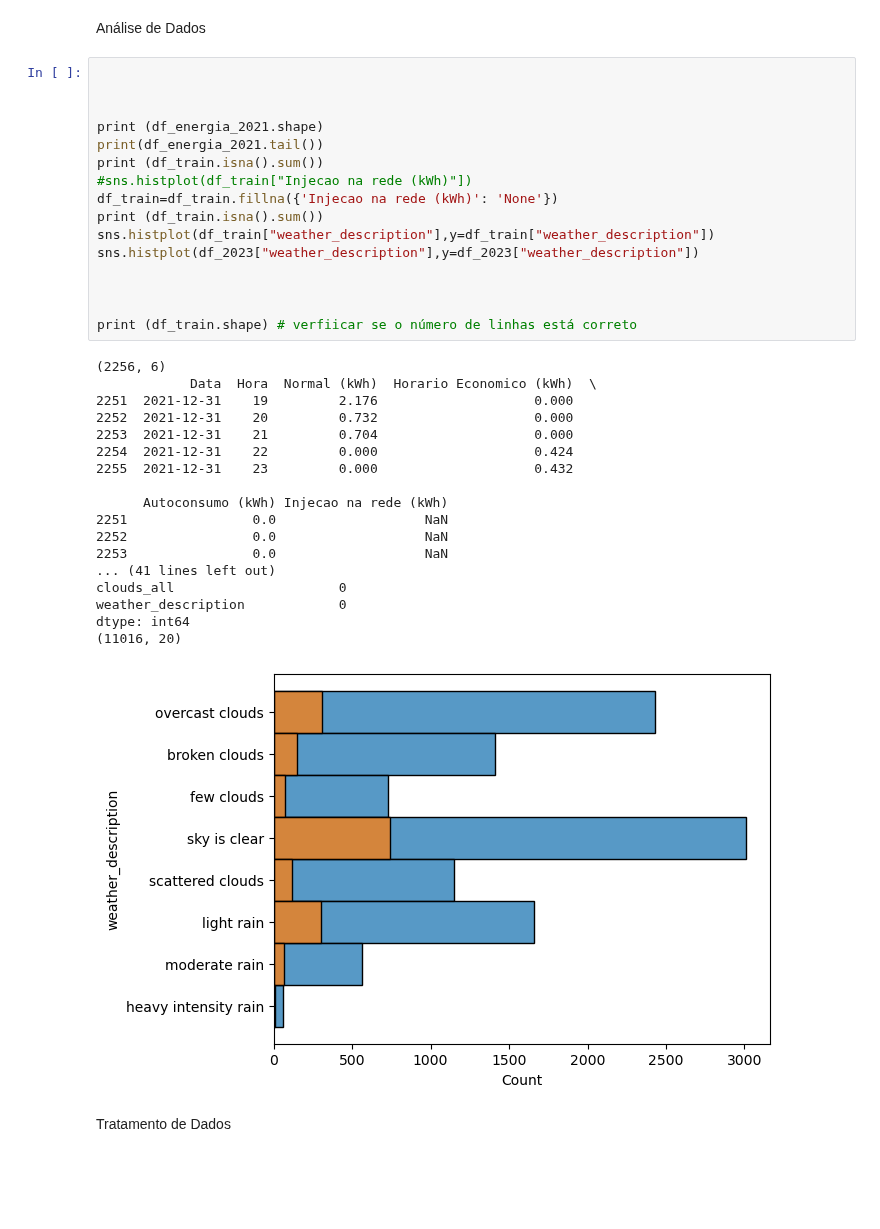
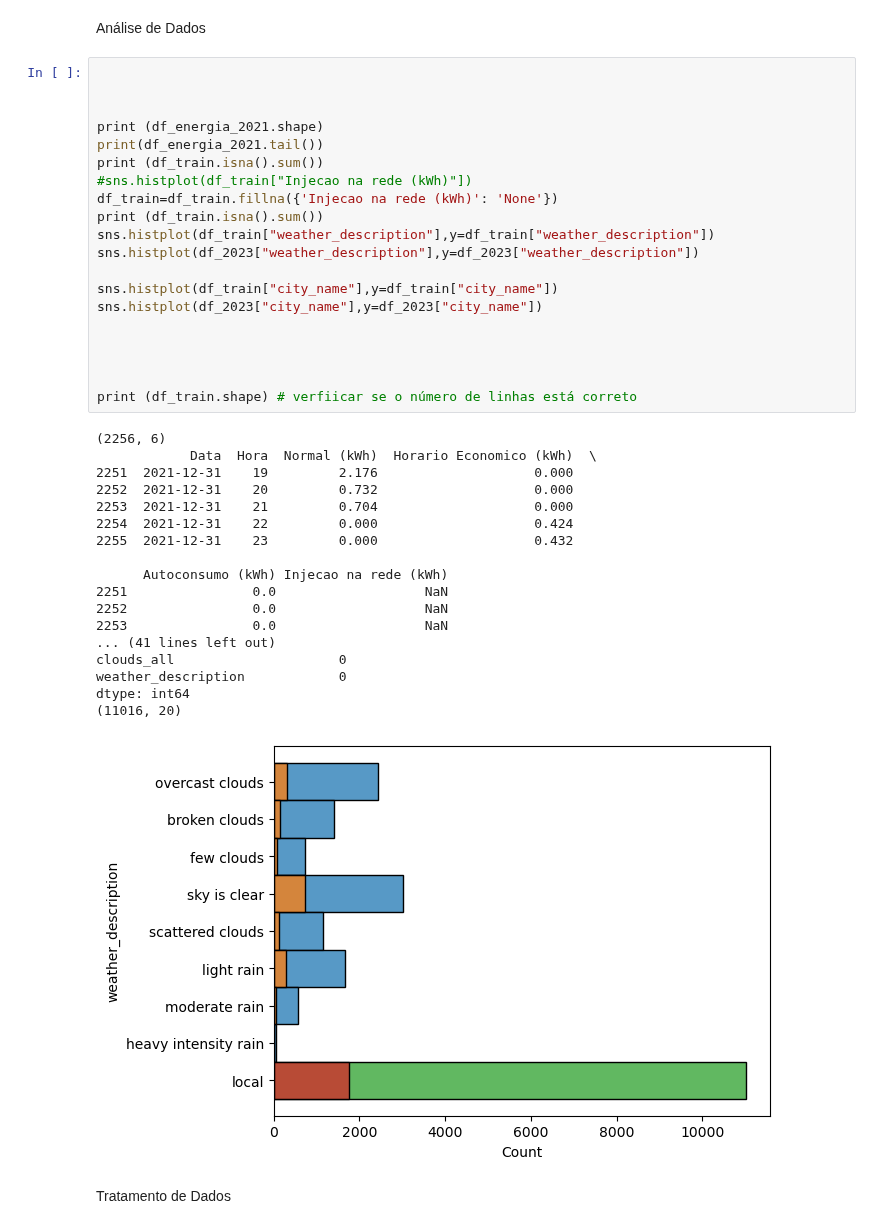
Before and after one commit to simaobarroso/tp-daa, a Jupyter notebook: competicao/comp.ipynb, the cells around one changed output. Saved outputs shown, nothing was run; the diff lists cells and outputs as text; blank space fills up the shorter version.

```diff
--- a/competicao/comp.ipynb
+++ b/competicao/comp.ipynb
@@ -112,34 +112,38 @@ Análise de Dados
 print (df_energia_2021.shape)
 print(df_energia_2021.tail())
 print (df_train.isna().sum())
 #sns.histplot(df_train["Injecao na rede (kWh)"])
 df_train=df_train.fillna({'Injecao na rede (kWh)': 'None'})
 print (df_train.isna().sum())
 sns.histplot(df_train["weather_description"],y=df_train["weather_description"])
 sns.histplot(df_2023["weather_description"],y=df_2023["weather_description"])
 
+sns.histplot(df_train["city_name"],y=df_train["city_name"])
+sns.histplot(df_2023["city_name"],y=df_2023["city_name"])
+
+
 
 
 print (df_train.shape) # verfiicar se o número de linhas está correto
 # %% [output]
 (2256, 6)
             Data  Hora  Normal (kWh)  Horario Economico (kWh)  \
 2251  2021-12-31    19         2.176                    0.000
 2252  2021-12-31    20         0.732                    0.000
 2253  2021-12-31    21         0.704                    0.000
 2254  2021-12-31    22         0.000                    0.424
 2255  2021-12-31    23         0.000                    0.432
 
       Autoconsumo (kWh) Injecao na rede (kWh)
 2251                0.0                   NaN
 2252                0.0                   NaN
 2253                0.0                   NaN
 ... (41 lines left out)
 clouds_all                     0
 weather_description            0
 dtype: int64
 (11016, 20)
-[figure, old version]
+[figure, new version]
 # %% [markdown]
 Tratamento de Dados
 # %%
```
Also changed, not shown: parts of 1 cell of this notebook, 1 other file.
